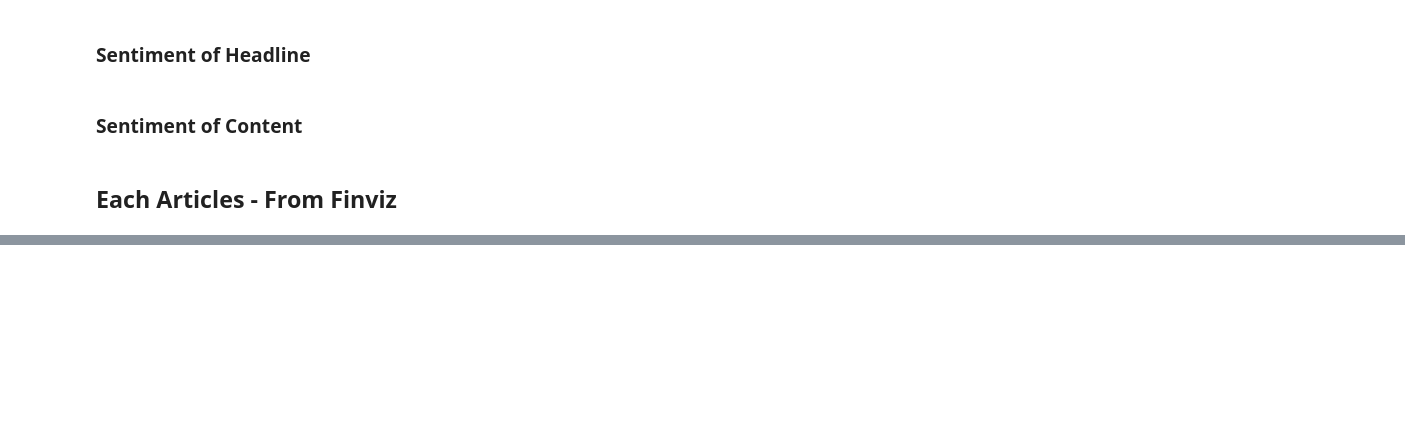
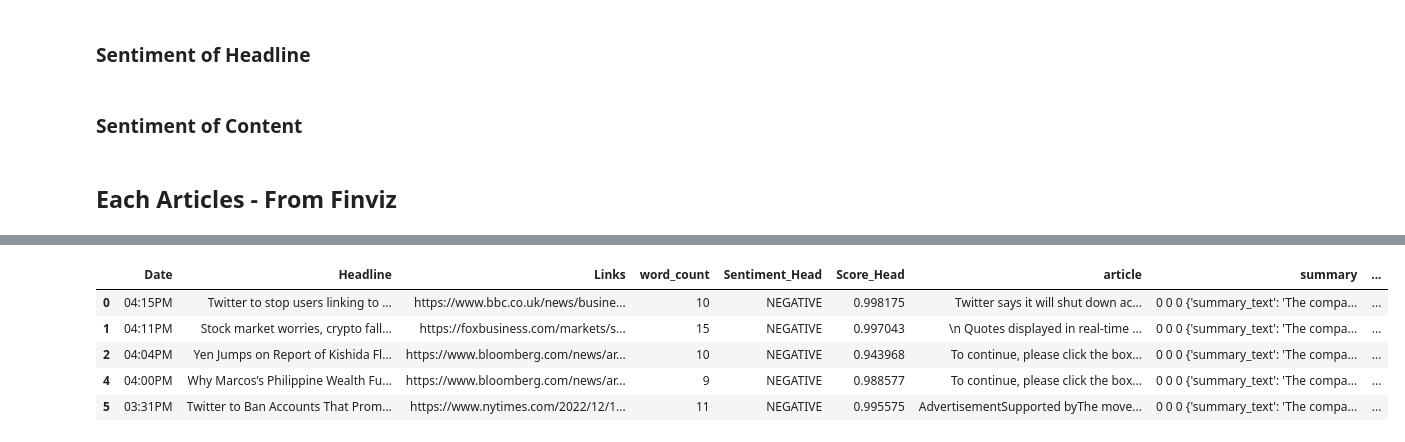
Before and after one commit to woonsupkim/Sentiment_SNP, a Jupyter notebook: yf_news.ipynb, the cells around one changed output, grey strips where cells are left out. Cells and saved outputs as stored; diff of their text form; code cells hidden in the pictures; blank space fills up the shorter version.

```diff
--- a/yf_news.ipynb
+++ b/yf_news.ipynb
@@ -301,8 +322,16 @@ for sentence in df['Headline']:
 df['Sentiment_Article'] = sentiment
 df['Score_Article'] = sentiment_score
 # %%
-df['summary'] = df['summary'].to_string()
-df.drop_duplicates(subset='summary', keep="last")
+#df['summary'] = df['summary'].to_string()
+#df.drop_duplicates(subset='summary', keep="last")
+df.head()
+# %% [output]
+|  | Date | Headline | Links | word_count | Sentiment_Head | Score_Head | article | summary | ... |
+| 0 | 04:15PM | Twitter to stop users linking to ... | https://www.bbc.co.uk/news/busine... | 10 | NEGATIVE | 0.998175 | Twitter says it will shut down ac... | 0 0 0 {'summary_text': 'The compa... | ... |
+| 1 | 04:11PM | Stock market worries, crypto fall... | https://foxbusiness.com/markets/s... | 15 | NEGATIVE | 0.997043 | \n Quotes displayed in real-time ... | 0 0 0 {'summary_text': 'The compa... | ... |
+| 2 | 04:04PM | Yen Jumps on Report of Kishida Fl... | https://www.bloomberg.com/news/ar... | 10 | NEGATIVE | 0.943968 | To continue, please click the box... | 0 0 0 {'summary_text': 'The compa... | ... |
+| 4 | 04:00PM | Why Marcos’s Philippine Wealth Fu... | https://www.bloomberg.com/news/ar... | 9 | NEGATIVE | 0.988577 | To continue, please click the box... | 0 0 0 {'summary_text': 'The compa... | ... |
+| 5 | 03:31PM | Twitter to Ban Accounts That Prom... | https://www.nytimes.com/2022/12/1... | 11 | NEGATIVE | 0.995575 | AdvertisementSupported byThe move... | 0 0 0 {'summary_text': 'The compa... | ... |
 # %%
 ## Get the bar chart from 5 rated reviews ##
 freq_dict = defaultdict(int)
```
Also changed, not shown: parts of 3 cells of this notebook.
